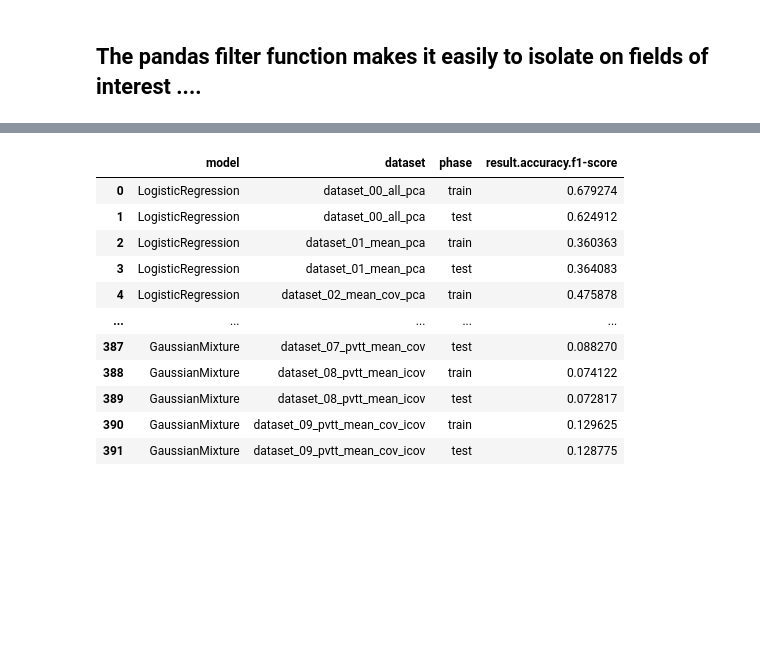
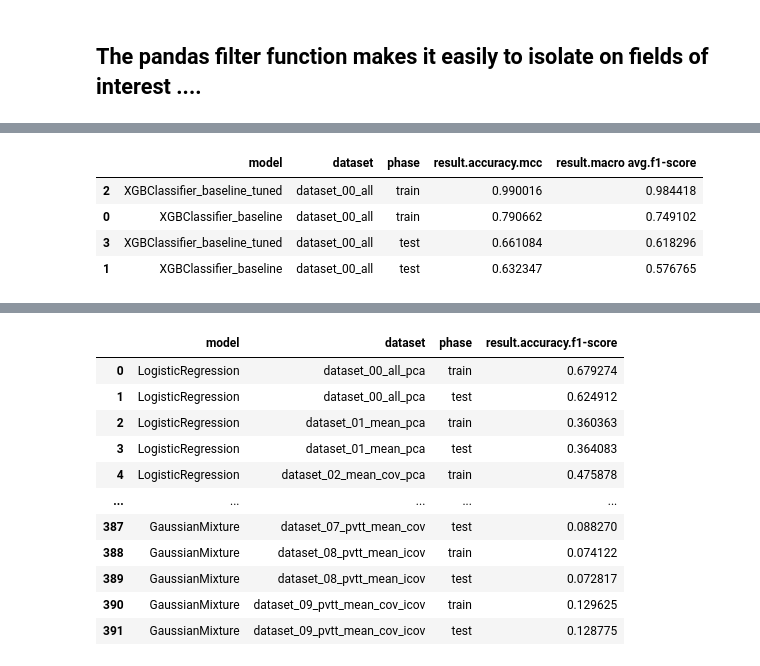
Before and after one commit to RERobbins/mids_w207_music_genre, a Jupyter notebook: member_workspaces/rich/results.ipynb, the cells around one changed output, grey strips where cells are left out. Cells and saved outputs as stored; diff of their text form; code cells hidden in the pictures; blank space fills up the shorter version.

```diff
--- a/member_workspaces/rich/results.ipynb
+++ b/member_workspaces/rich/results.ipynb
@@ -51,0 +60,14 @@ df
+# %%
+df.filter(
+    items=['model',
+           'dataset',
+           'phase',
+           'result.accuracy.mcc',
+           'result.macro avg.f1-score'
+          ]).sort_values('result.accuracy.mcc', ascending=False)
+# %% [output]
+|  | model | dataset | phase | result.accuracy.mcc | result.macro avg.f1-score |
+| 2 | XGBClassifier_baseline_tuned | dataset_00_all | train | 0.990016 | 0.984418 |
+| 0 | XGBClassifier_baseline | dataset_00_all | train | 0.790662 | 0.749102 |
+| 3 | XGBClassifier_baseline_tuned | dataset_00_all | test | 0.661084 | 0.618296 |
+| 1 | XGBClassifier_baseline | dataset_00_all | test | 0.632347 | 0.576765 |
```
Also changed, not shown: parts of 8 cells of this notebook, 5 other files.
